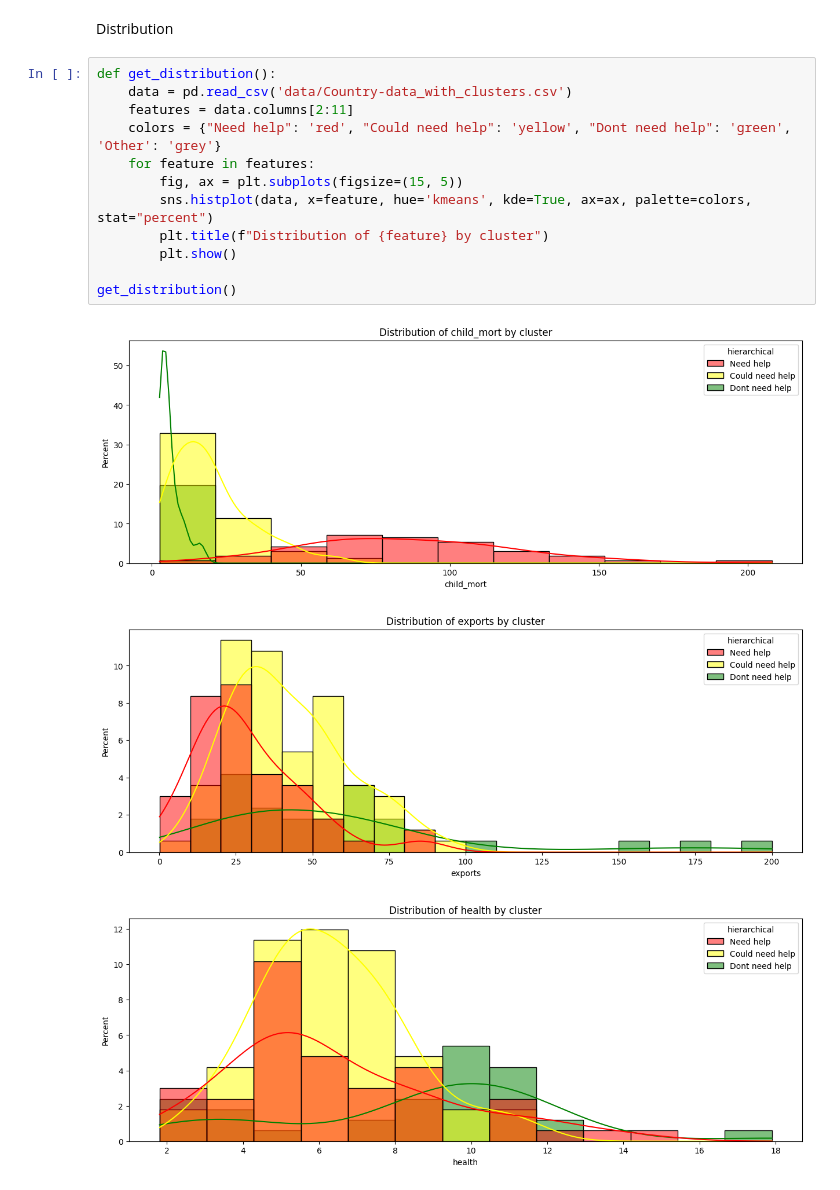
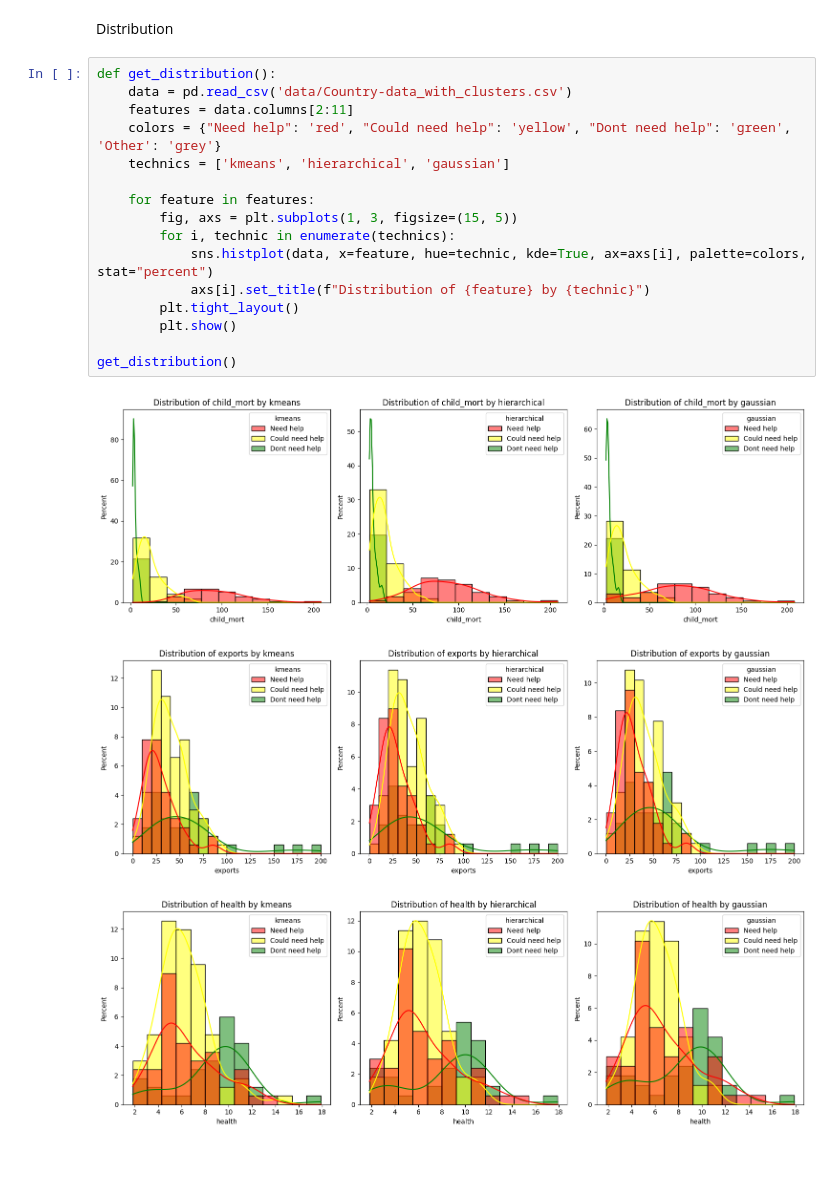
Before and after one commit to SytHamMer/help_for_contries_classification, a Jupyter notebook: TP.ipynb, the cells around one changed output. Drawn from its saved outputs; the diff is of its cells as text; blank space fills up the shorter version.

```diff
--- a/TP.ipynb
+++ b/TP.ipynb
@@ -546,16 +544,20 @@ Distribution
 # %%
 def get_distribution():
     data = pd.read_csv('data/Country-data_with_clusters.csv')
     features = data.columns[2:11]
     colors = {"Need help": 'red', "Could need help": 'yellow', "Dont need help": 'green', 'Other': 'grey'}
+    technics = ['kmeans', 'hierarchical', 'gaussian']
+
     for feature in features:
-        fig, ax = plt.subplots(figsize=(15, 5))
-        sns.histplot(data, x=feature, hue='kmeans', kde=True, ax=ax, palette=colors, stat="percent")
-        plt.title(f"Distribution of {feature} by cluster")
+        fig, axs = plt.subplots(1, 3, figsize=(15, 5))
+        for i, technic in enumerate(technics):
+            sns.histplot(data, x=feature, hue=technic, kde=True, ax=axs[i], palette=colors, stat="percent")
+            axs[i].set_title(f"Distribution of {feature} by {technic}")
+        plt.tight_layout()
         plt.show()
 
 get_distribution()
 # %% [output]
-[figure, old version]
+[figure, new version]
-[figure, old version]
+[figure, new version]
-[figure, old version]
+[figure, new version]
```
Also changed, not shown: parts of 7 cells of this notebook, 4 other files.
